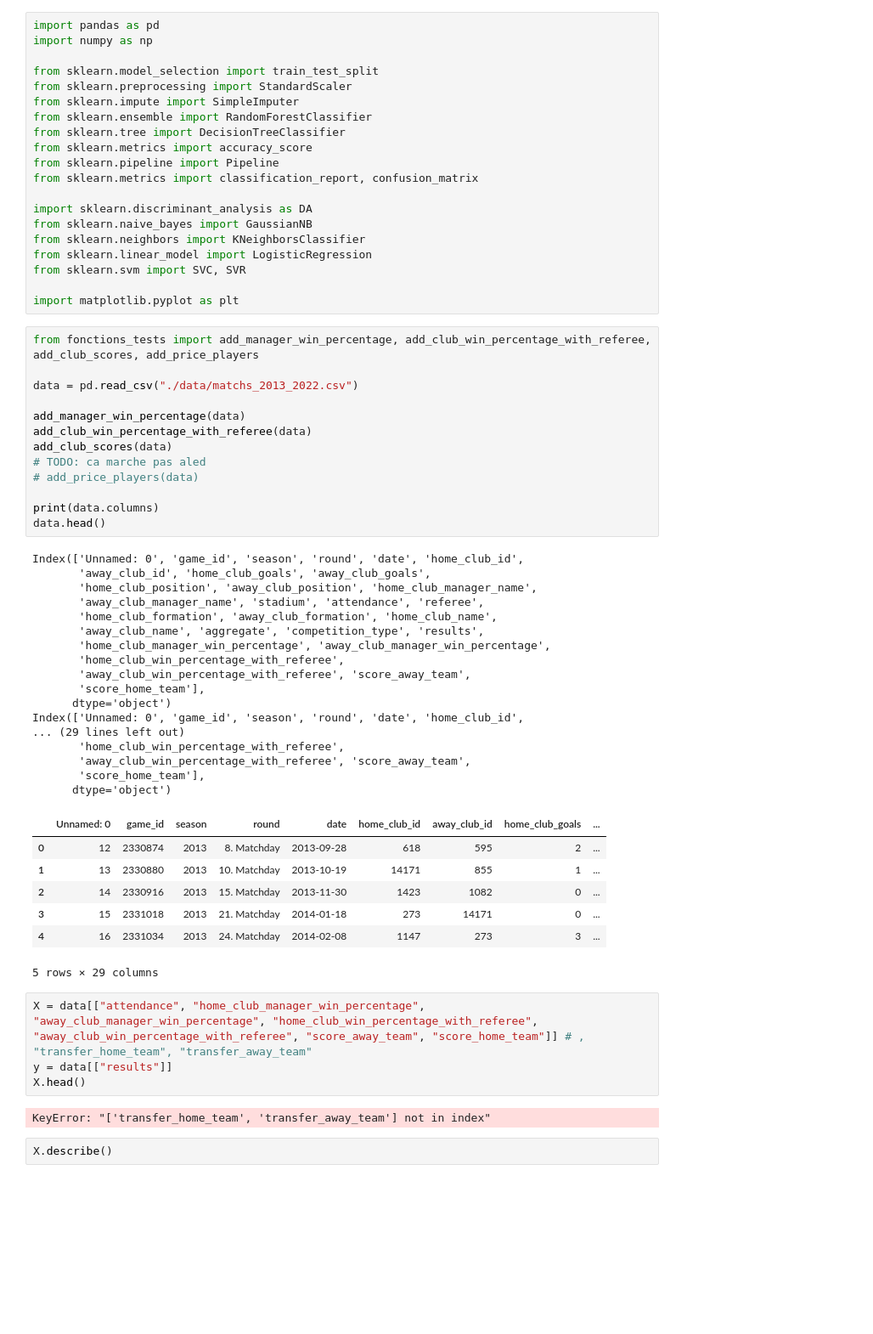
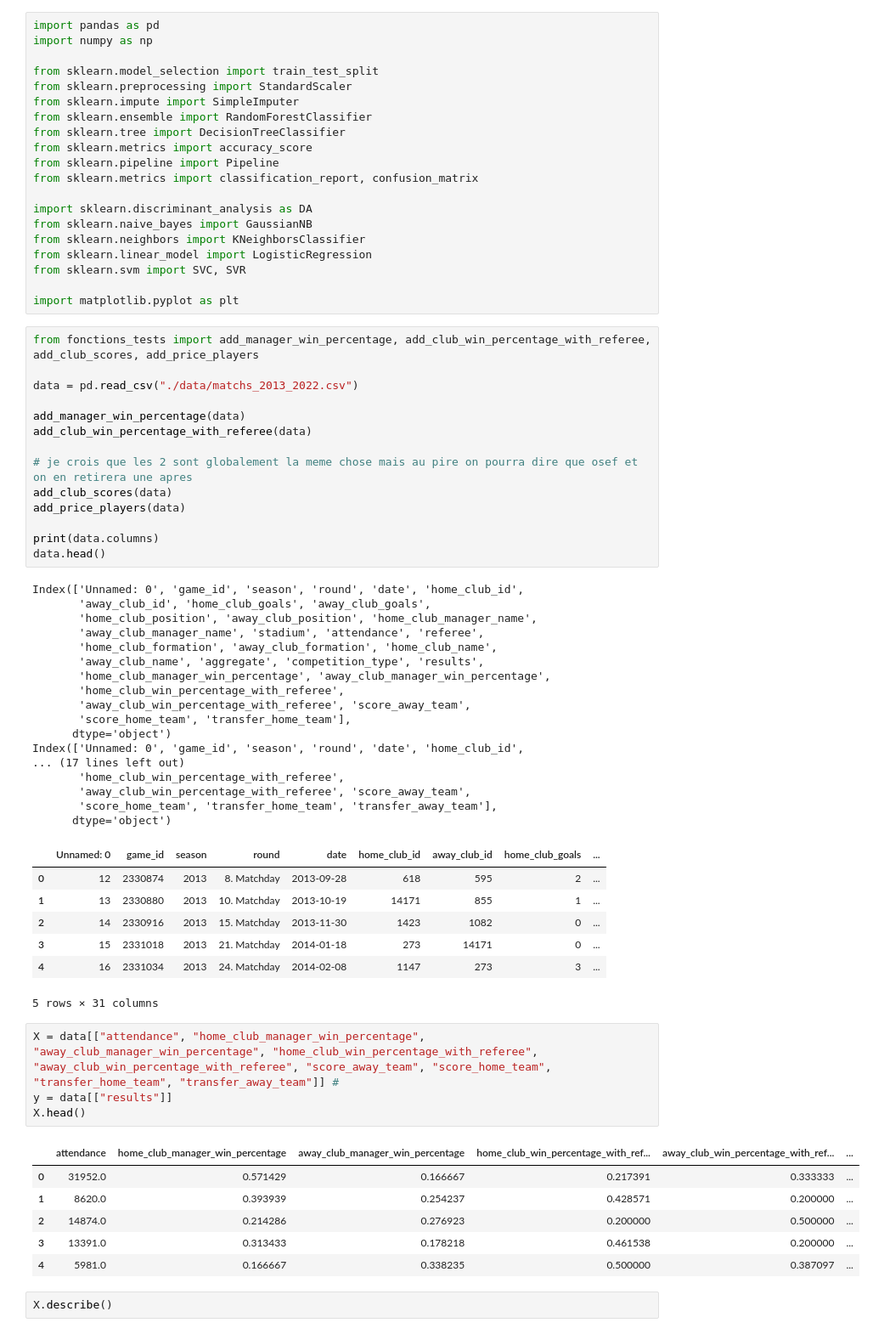
Before and after one commit to Nasotro/Projet, a Jupyter notebook: test julien.ipynb, the cells around one changed output. Shown at 85% size. Drawn from its saved outputs; the diff is of its cells as text; blank space fills up the shorter version.

Commit message:
fixing add_price_players

```diff
--- a/test julien.ipynb
+++ b/test julien.ipynb
@@ -25,9 +25,10 @@ data = pd.read_csv("./data/matchs_2013_2022.csv")
 
 add_manager_win_percentage(data)
 add_club_win_percentage_with_referee(data)
+
+# je crois que les 2 sont globalement la meme chose mais au pire on pourra dire que osef et on en retirera une apres
 add_club_scores(data)
-# TODO: ca marche pas aled
-# add_price_players(data)
+add_price_players(data)
 
 print(data.columns)
 data.head()
@@ -41,13 +42,13 @@ Index(['Unnamed: 0', 'game_id', 'season', 'round', 'date', 'home_club_id',
        'home_club_manager_win_percentage', 'away_club_manager_win_percentage',
        'home_club_win_percentage_with_referee',
        'away_club_win_percentage_with_referee', 'score_away_team',
-       'score_home_team'],
+       'score_home_team', 'transfer_home_team'],
       dtype='object')
 Index(['Unnamed: 0', 'game_id', 'season', 'round', 'date', 'home_club_id',
-... (29 lines left out)
+... (17 lines left out)
        'home_club_win_percentage_with_referee',
        'away_club_win_percentage_with_referee', 'score_away_team',
-       'score_home_team'],
+       'score_home_team', 'transfer_home_team', 'transfer_away_team'],
       dtype='object')
 |  | Unnamed: 0 | game_id | season | round | date | home_club_id | away_club_id | home_club_goals | ... |
 | 0 | 12 | 2330874 | 2013 | 8. Matchday | 2013-09-28 | 618 | 595 | 2 | ... |
@@ -55,13 +56,18 @@ Index(['Unnamed: 0', 'game_id', 'season', 'round', 'date', 'home_club_id',
 | 2 | 14 | 2330916 | 2013 | 15. Matchday | 2013-11-30 | 1423 | 1082 | 0 | ... |
 | 3 | 15 | 2331018 | 2013 | 21. Matchday | 2014-01-18 | 273 | 14171 | 0 | ... |
 | 4 | 16 | 2331034 | 2013 | 24. Matchday | 2014-02-08 | 1147 | 273 | 3 | ... |
-5 rows × 29 columns
+5 rows × 31 columns
 # %%
-X = data[["attendance", "home_club_manager_win_percentage", "away_club_manager_win_percentage", "home_club_win_percentage_with_referee", "away_club_win_percentage_with_referee", "score_away_team", "score_home_team"]] # , "transfer_home_team", "transfer_away_team"
+X = data[["attendance", "home_club_manager_win_percentage", "away_club_manager_win_percentage", "home_club_win_percentage_with_referee", "away_club_win_percentage_with_referee", "score_away_team", "score_home_team", "transfer_home_team", "transfer_away_team"]] #
 y = data[["results"]]
 X.head()
 # %% [output]
-KeyError: "['transfer_home_team', 'transfer_away_team'] not in index"
+|  | attendance | home_club_manager_win_percentage | away_club_manager_win_percentage | home_club_win_percentage_with_ref... | away_club_win_percentage_with_ref... | ... |
+| 0 | 31952.0 | 0.571429 | 0.166667 | 0.217391 | 0.333333 | ... |
+| 1 | 8620.0 | 0.393939 | 0.254237 | 0.428571 | 0.200000 | ... |
+| 2 | 14874.0 | 0.214286 | 0.276923 | 0.200000 | 0.500000 | ... |
+| 3 | 13391.0 | 0.313433 | 0.178218 | 0.461538 | 0.200000 | ... |
+| 4 | 5981.0 | 0.166667 | 0.338235 | 0.500000 | 0.387097 | ... |
 # %%
 X.describe()
 # %% [output]
```
Also changed, not shown: parts of 3 cells of this notebook, 1 other file.
